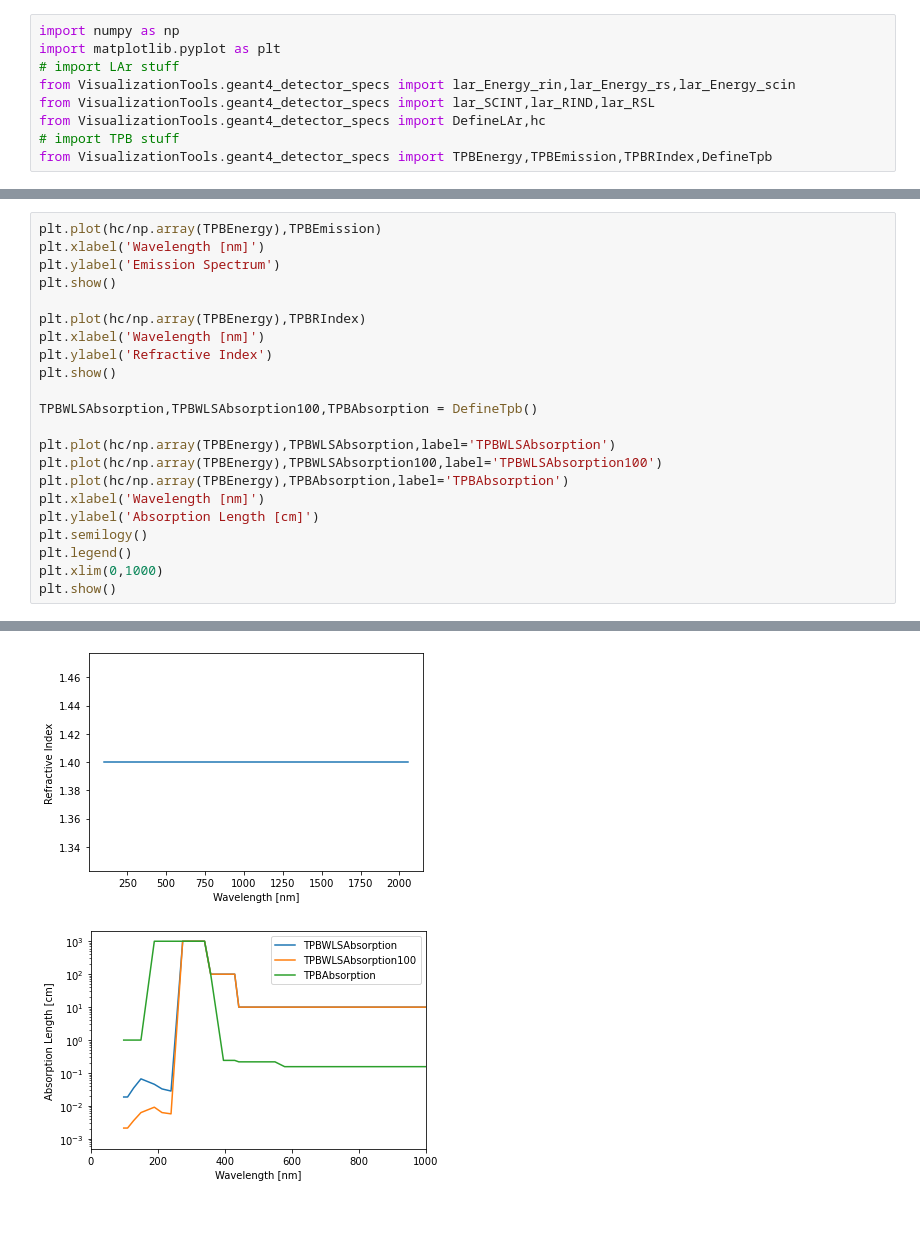
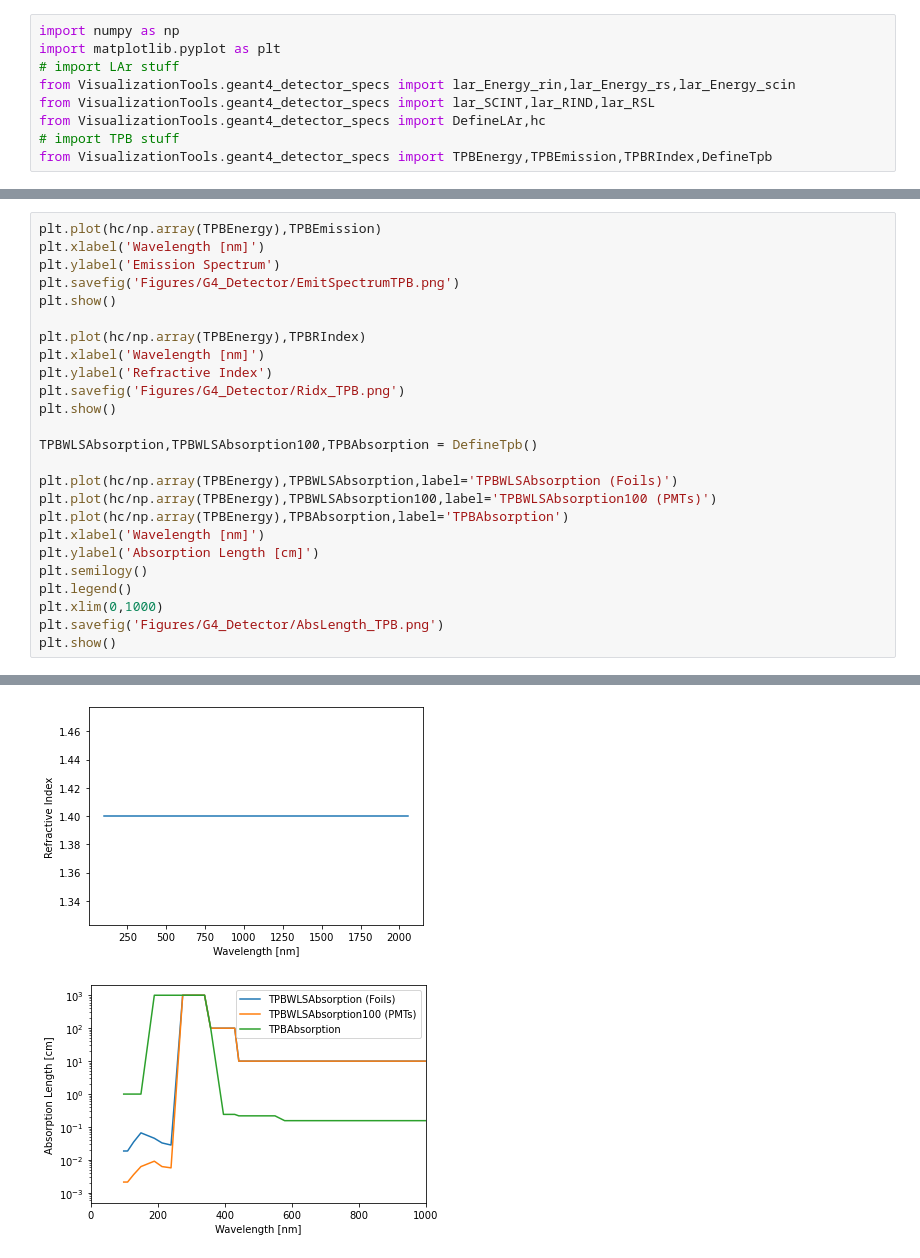
Before and after one commit to nickkamp1/CCM_CherenkovLight, a Jupyter notebook: Geant4_Detector.ipynb, the cells around one changed output, grey strips where cells are left out. Drawn from its saved outputs; the diff is of its cells as text; blank space fills up the shorter version.

```diff
--- a/Geant4_Detector.ipynb
+++ b/Geant4_Detector.ipynb
@@ -44,26 +47,29 @@ plt.show()
 # %%
 plt.plot(hc/np.array(TPBEnergy),TPBEmission)
 plt.xlabel('Wavelength [nm]')
 plt.ylabel('Emission Spectrum')
+plt.savefig('Figures/G4_Detector/EmitSpectrumTPB.png')
 plt.show()
 
 plt.plot(hc/np.array(TPBEnergy),TPBRIndex)
 plt.xlabel('Wavelength [nm]')
 plt.ylabel('Refractive Index')
+plt.savefig('Figures/G4_Detector/Ridx_TPB.png')
 plt.show()
 
 TPBWLSAbsorption,TPBWLSAbsorption100,TPBAbsorption = DefineTpb()
 
-plt.plot(hc/np.array(TPBEnergy),TPBWLSAbsorption,label='TPBWLSAbsorption')
-plt.plot(hc/np.array(TPBEnergy),TPBWLSAbsorption100,label='TPBWLSAbsorption100')
+plt.plot(hc/np.array(TPBEnergy),TPBWLSAbsorption,label='TPBWLSAbsorption (Foils)')
+plt.plot(hc/np.array(TPBEnergy),TPBWLSAbsorption100,label='TPBWLSAbsorption100 (PMTs)')
 plt.plot(hc/np.array(TPBEnergy),TPBAbsorption,label='TPBAbsorption')
 plt.xlabel('Wavelength [nm]')
 plt.ylabel('Absorption Length [cm]')
 plt.semilogy()
 plt.legend()
 plt.xlim(0,1000)
+plt.savefig('Figures/G4_Detector/AbsLength_TPB.png')
 plt.show()
 # %% [output]
 [figure]
 [figure]
-[figure, old version]
+[figure, new version]
```
Also changed, not shown: parts of 1 cell of this notebook, 37 other files.
